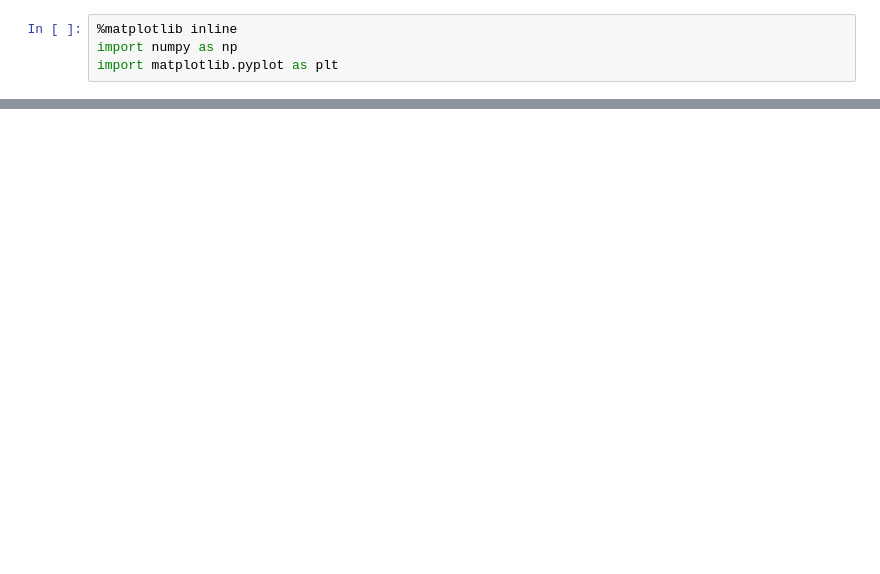
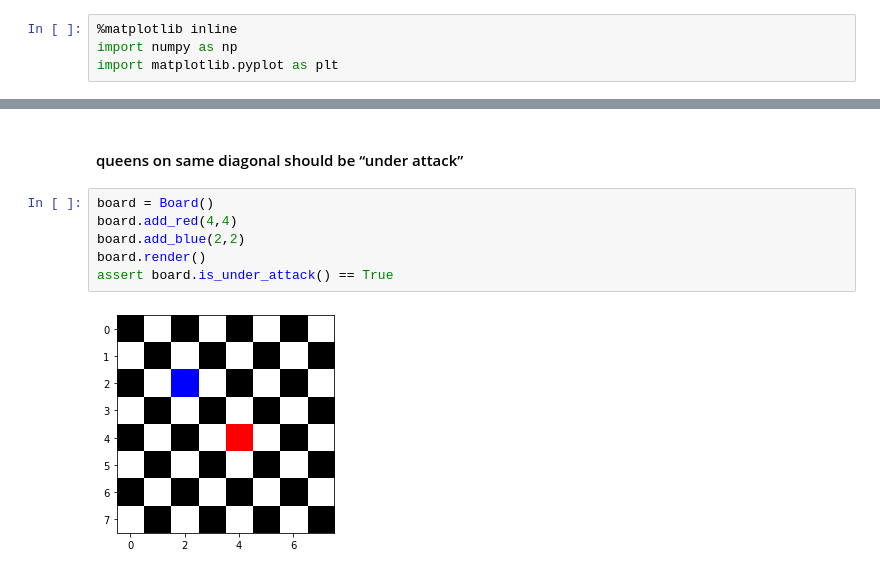
Before and after one commit to okayjones/chess-board, a Jupyter notebook: chess-board.ipynb, the cells around one changed output, grey strips where cells are left out. Drawn from its saved outputs; the diff is of its cells as text; blank space fills up the shorter version.

```diff
--- a/chess-board.ipynb
+++ b/chess-board.ipynb
@@ -36,0 +100,10 @@ board.render()
+# %% [markdown]
+#### queens on same diagonal should be “under attack”
+# %%
+board = Board()
+board.add_red(4,4)
+board.add_blue(2,2)
+board.render()
+assert board.is_under_attack() == True
+# %% [output]
+[figure, added]
```
Also changed, not shown: parts of 10 cells of this notebook, 1 other file.
